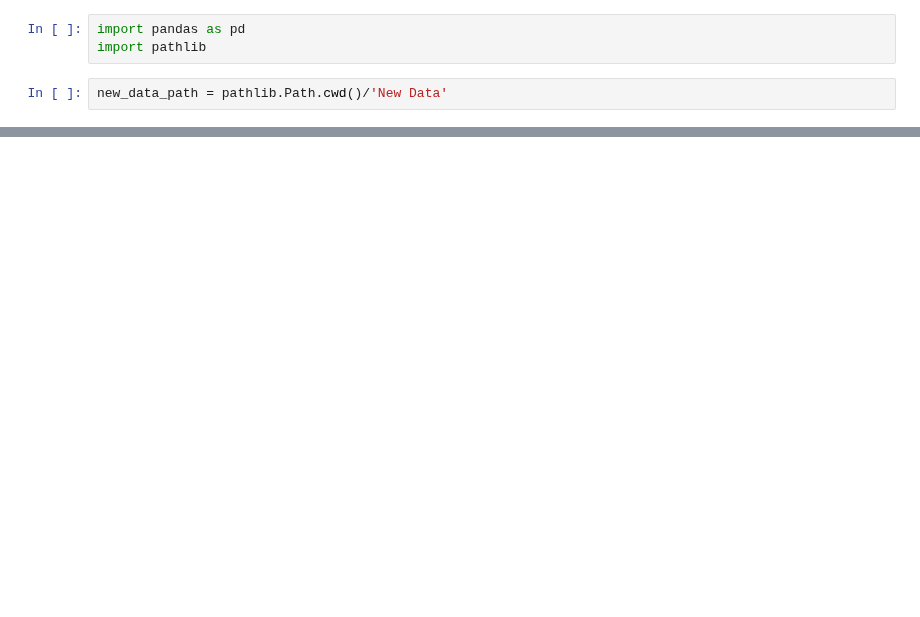
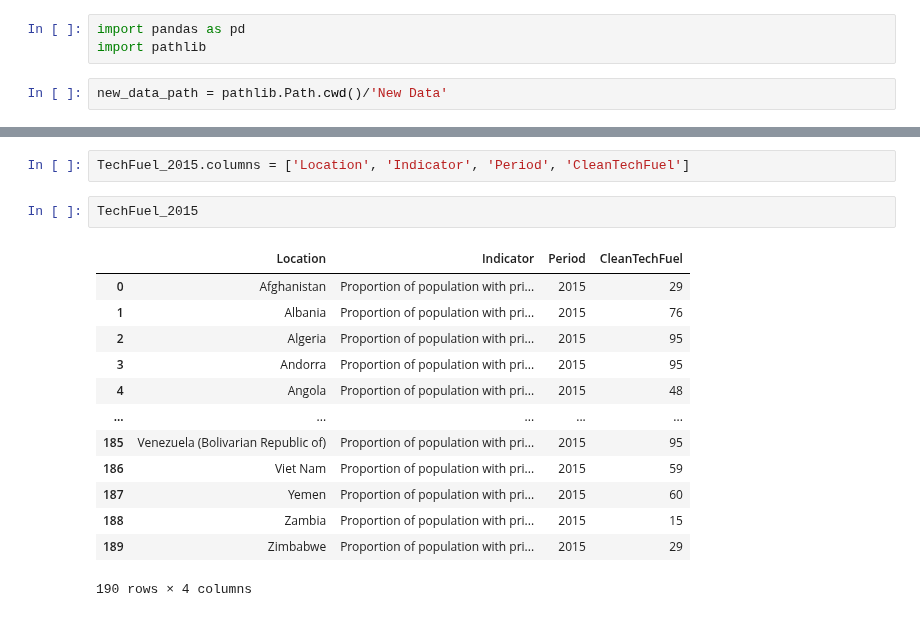
Before and after one commit to kwolf3/World_Health_Statistics_Project, a Jupyter notebook: Add Clean Fuel and Tech Data to Training Set.ipynb, the cells around one changed output, grey strips where cells are left out. Drawn from its saved outputs; the diff is of its cells as text; blank space fills up the shorter version.

```diff
--- a/Add Clean Fuel and Tech Data to Training Set.ipynb
+++ b/Add Clean Fuel and Tech Data to Training Set.ipynb
@@ -10,0 +23,18 @@ FileNotFoundError: [Errno 2] No such file or directory: '/Users/kerstinwolf/DS P
+# %%
+TechFuel_2015.columns = ['Location', 'Indicator', 'Period', 'CleanTechFuel']
+# %%
+TechFuel_2015
+# %% [output]
+|  | Location | Indicator | Period | CleanTechFuel |
+| 0 | Afghanistan | Proportion of population with pri... | 2015 | 29 |
+| 1 | Albania | Proportion of population with pri... | 2015 | 76 |
+| 2 | Algeria | Proportion of population with pri... | 2015 | 95 |
+| 3 | Andorra | Proportion of population with pri... | 2015 | 95 |
+| 4 | Angola | Proportion of population with pri... | 2015 | 48 |
+| ... | ... | ... | ... | ... |
+| 185 | Venezuela (Bolivarian Republic of) | Proportion of population with pri... | 2015 | 95 |
+| 186 | Viet Nam | Proportion of population with pri... | 2015 | 59 |
+| 187 | Yemen | Proportion of population with pri... | 2015 | 60 |
+| 188 | Zambia | Proportion of population with pri... | 2015 | 15 |
+| 189 | Zimbabwe | Proportion of population with pri... | 2015 | 29 |
+190 rows × 4 columns
```
Also changed, not shown: parts of 8 cells of this notebook, 1 other file.
